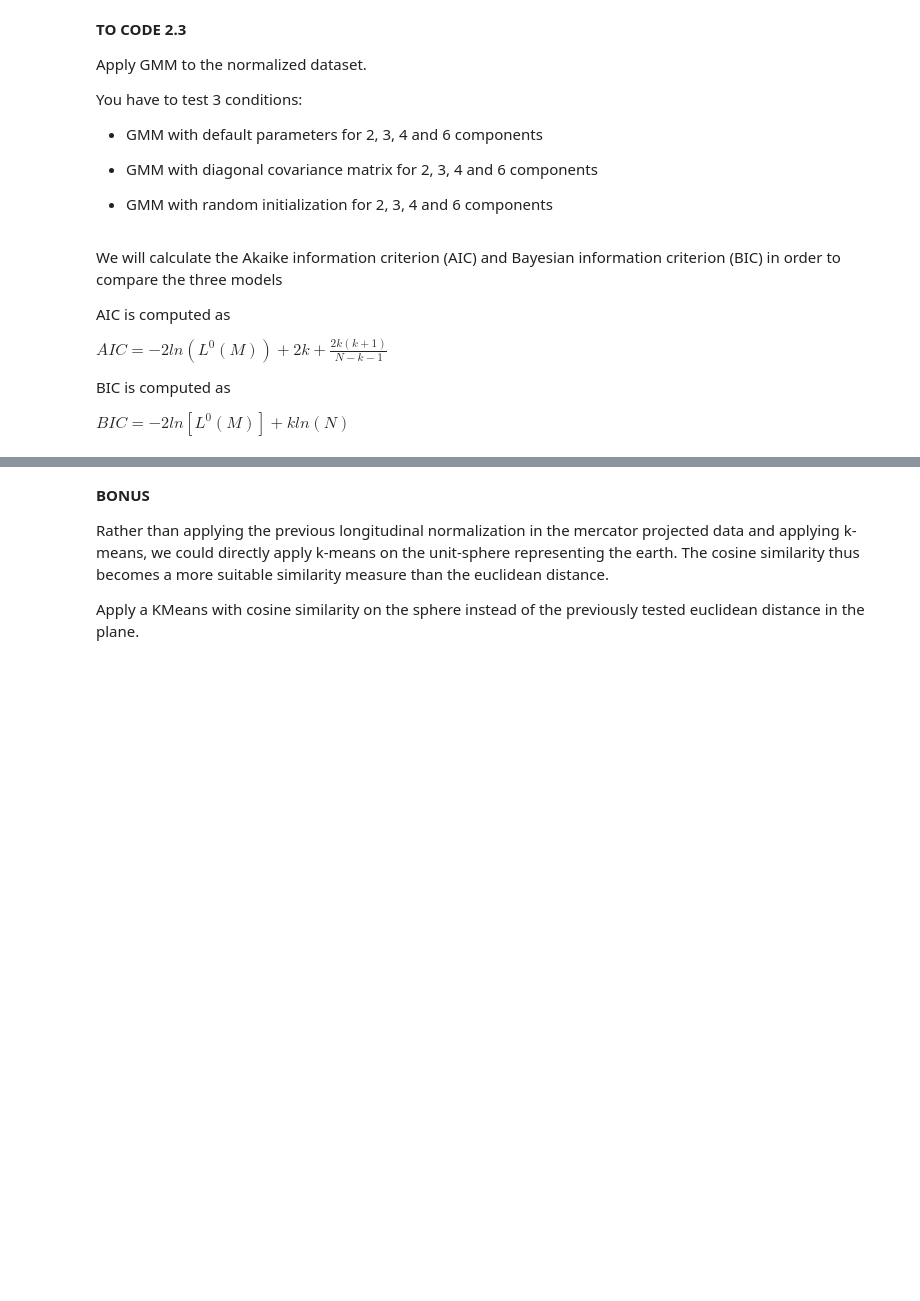
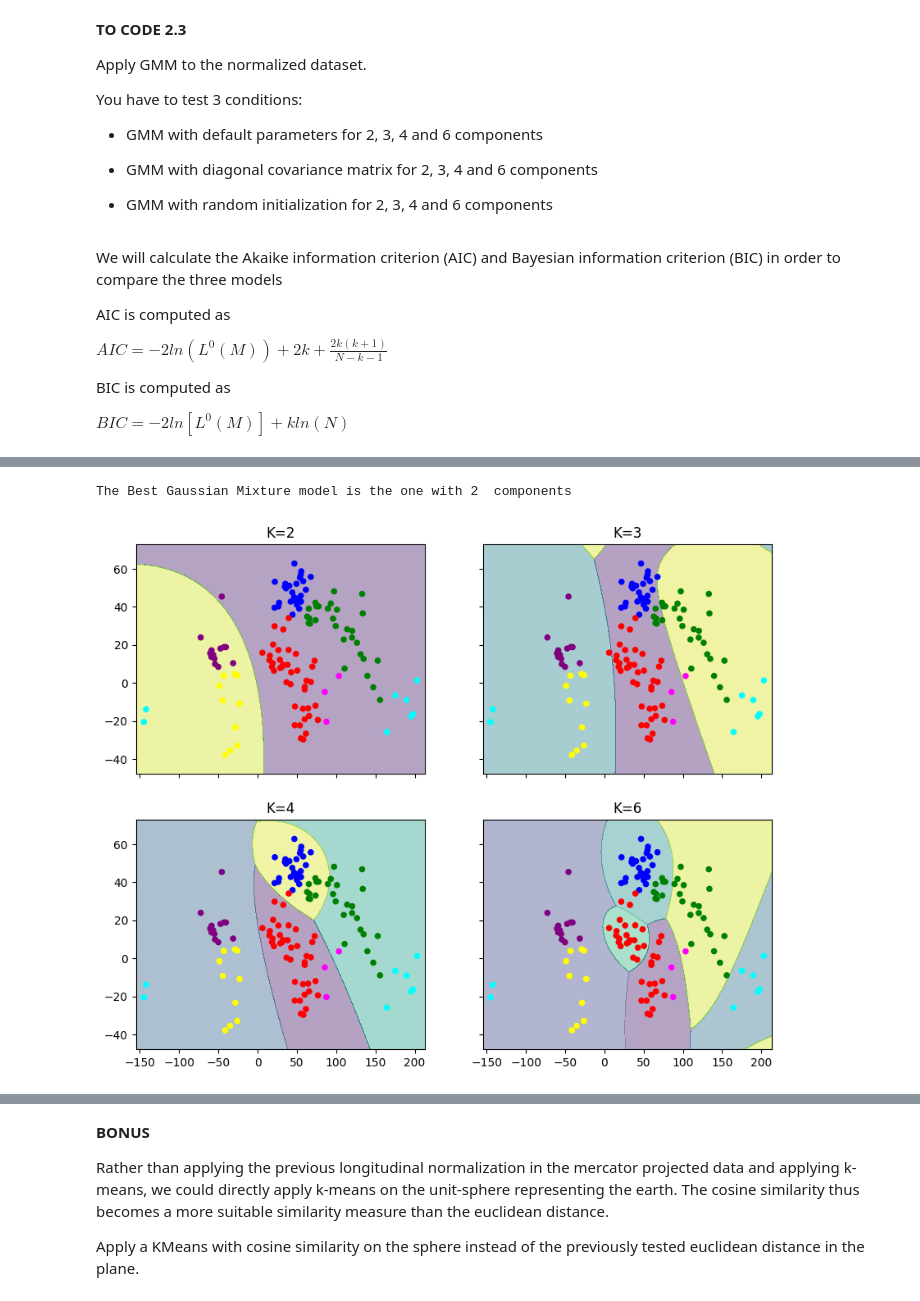
Before and after one commit to rayaneghilene/WHO_Exploratory_Data_Analysis, a Jupyter notebook: TP3_Clustering.ipynb, the cells around one changed output, grey strips where cells are left out. Cells and saved outputs as stored; diff of their text form; code cells hidden in the pictures; blank space fills up the shorter version.

```diff
--- a/TP3_Clustering.ipynb
+++ b/TP3_Clustering.ipynb
@@ -309,0 +209,59 @@ BIC:  2680.190618214421
+# %%
+# calculate - GMM with default parameters for 2, 3, 4 and 6 components
+from sklearn.mixture import GaussianMixture
+gm = GaussianMixture(n_components=2, random_state=0).fit(np1)
+gm2 = GaussianMixture(n_components=3, random_state=0).fit(np1)
+gm3 = GaussianMixture(n_components=4, random_state=0).fit(np1)
+gm4 = GaussianMixture(n_components=6, random_state=0).fit(np1)
+
+
+aic = []
+bic = []
+
+# calculate AIC and BIC
+gm_aic = gm.aic(np1)
+gm_bic = gm.bic(np1)
+aic.append(gm_aic)
+bic.append(gm_bic)
+
+gm_aic2 = gm2.aic(np1)
+gm_bic2 = gm2.bic(np1)
+aic.append(gm_aic2)
+bic.append(gm_bic2)
+
+gm_aic3 = gm3.aic(np1)
+gm_bic3 = gm3.bic(np1)
+aic.append(gm_aic3)
+bic.append(gm_bic3)
+
+
+gm_aic4 = gm4.aic(np1)
+gm_bic4 = gm4.bic(np1)
+aic.append(gm_aic4)
+bic.append(gm_bic4)
+
+f, axarr = plt.subplots(2, 2, sharex='col', sharey='row', figsize=(10, 8))
+
+for idx, g, tt in zip(product([0, 1], [0, 1]),
+                        [gm, gm2, gm3, gm4],
+                        ["K=2", "K=3" ,"K=4" ,"K=6"]):
+
+    Z = g.predict(np.c_[xx.ravel(), yy.ravel()])
+    Z = Z.reshape(xx.shape)
+
+    axarr[idx[0], idx[1]].contourf(xx, yy, Z, alpha=0.4)
+    axarr[idx[0], idx[1]].scatter(np1[:, 0], np1[:, 1], c=np_Y,
+                                  s=20, cmap=matplotlib.colors.ListedColormap(['red', 'green', 'blue', 'purple', 'yellow', 'magenta', 'cyan']))
+    axarr[idx[0], idx[1]].set_title(tt)
+
+# print the name of the best model
+k = np.argmax(bic)
+z =0
+if k == 0: z = 2
+elif k == 1: z = 3
+elif k == 2: z = 4
+else: z == 6
+print("The Best Gaussian Mixture model is the one with", z, " components")
+# %% [output]
+The Best Gaussian Mixture model is the one with 2  components
+[figure, added]
```
Also changed, not shown: parts of 10 cells of this notebook.
